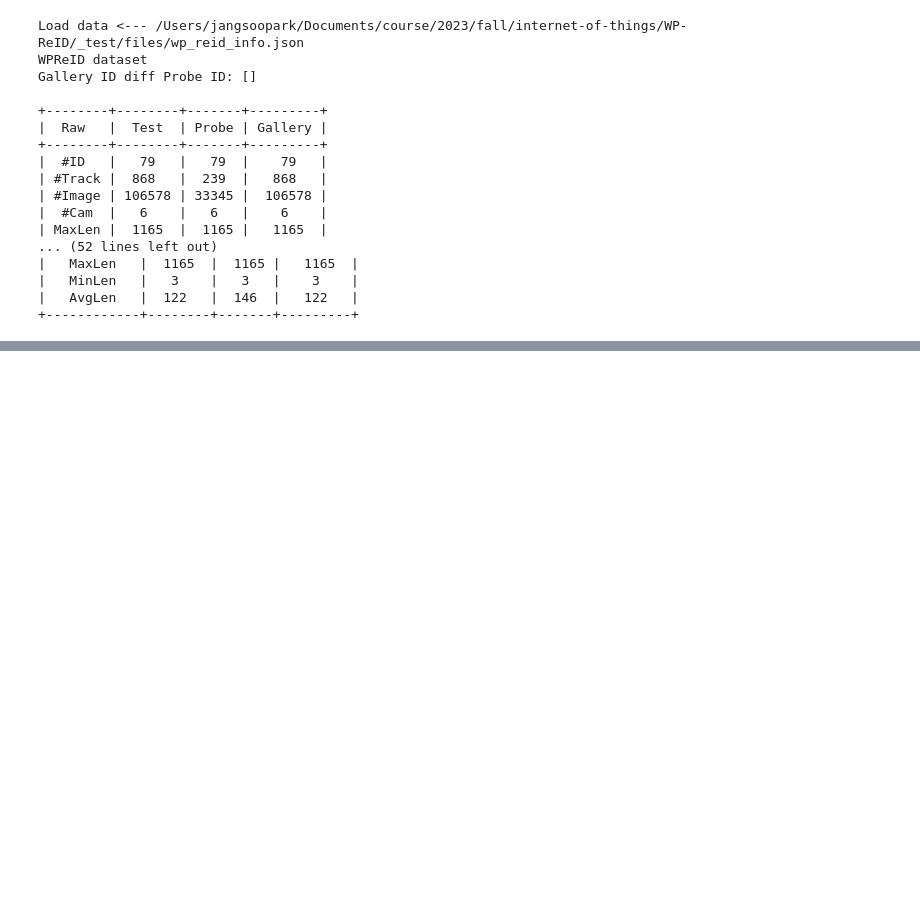
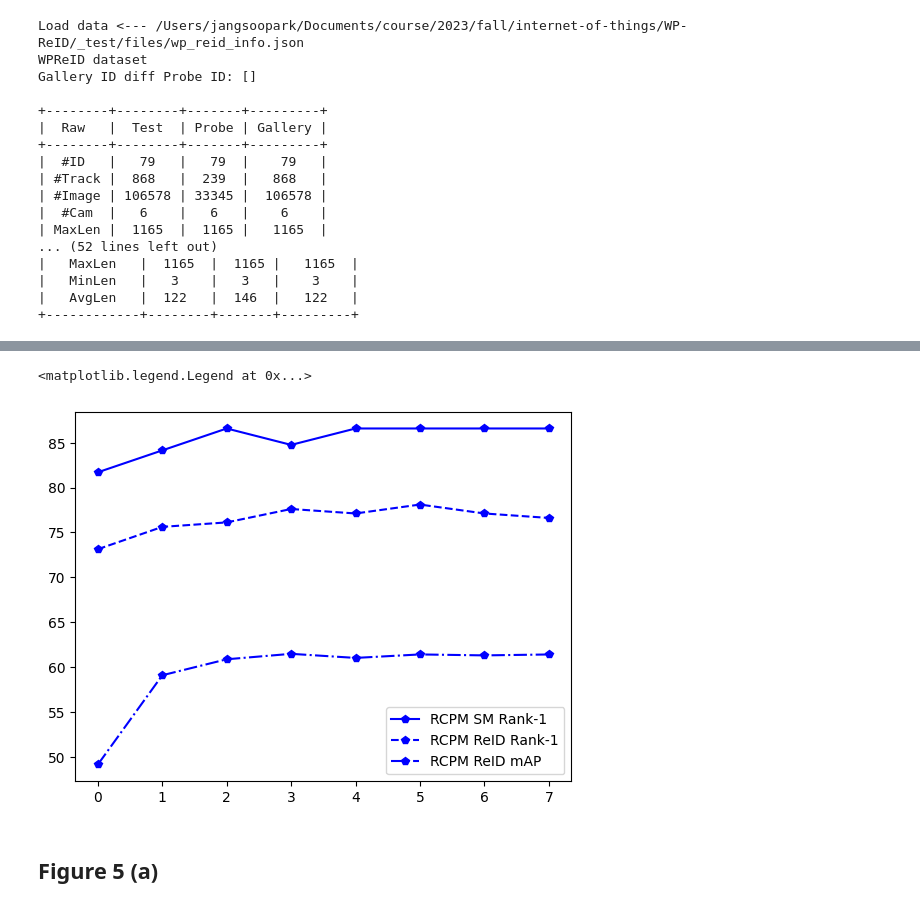
Before and after one commit to jangsoopark/Figure.5-WP-ReID, a Jupyter notebook: notebook/Figure5.ipynb, the cells around one changed output, grey strips where cells are left out. Saved outputs shown, nothing was run; the diff lists cells and outputs as text; code cells hidden in the pictures; blank space fills up the shorter version.

Commit message:
figure 5

```diff
--- a/notebook/Figure5.ipynb
+++ b/notebook/Figure5.ipynb
@@ -95,12 +115,20 @@ class AblationRecurrentContextPropagationModule(eval.RecurrentContextPropagation
         #     0, cmc_reid[0] * 100, mAP_reid * 100, cmc_SM[0] * 100))
 
         last_gt_dist = self.raw_gt_dist
+        history = {
+            'cmc_reid': [],
+            'mAP_reid': [],
+            'cmc_SM': []
+        }
         for i in range(self.iters):
             last_gt_dist, cmc_reid, mAP_reid, cmc_SM = self.rcpm(last_gt_dist, iteration=i+1)
-            # print('Iteration {}: ReID rank-1 {:.2f} mAP {:.2f}. Signal Matching rank-1 {:.2f}'.format(
-            #     i + 1, cmc_reid[0] * 100, mAP_reid * 100, cmc_SM[0] * 100))
+            print('Iteration {}: ReID rank-1 {:.2f} mAP {:.2f}. Signal Matching rank-1 {:.2f}'.format(
+                i + 1, cmc_reid[0] * 100, mAP_reid * 100, cmc_SM[0] * 100))
+            history['cmc_reid'].append(cmc_reid[0] * 100)
+            history['mAP_reid'].append(mAP_reid * 100)
+            history['cmc_SM'].append(cmc_SM[0] * 100)
 
-        return cmc_reid, mAP_reid, cmc_SM
+        return history
 
 
 def ablation_update_with_gps(distMat, all_info, query_index, gallery_index, bndbox_gps, trajectory, k=9, delta=74, iters=5):
@@ -122,10 +152,10 @@ def ablation_update_with_gps(distMat, all_info, query_index, gallery_index, bndb
 # %%
-k = 9
-sigma = 30
-max_iters = 4
+k = 8
+sigma = 74
+max_iters = 8
 
 distmat = utils.DataPacker.load(mmt_duke_dist_file)['g2g_distmat']
-cmc_reid, mAP_reid, cmc_SM = ablation_update_with_gps(
+history_iters = ablation_update_with_gps(
     distmat,
     wp_reid_dataset.test_info,
     wp_reid_dataset.probe_index,
@@ -137,6 +167,6 @@ cmc_reid, mAP_reid, cmc_SM = ablation_update_with_gps(
     iters=max_iters
 )
 
-print(cmc_reid, mAP_reid, cmc_SM)
+# print(cmc_reid, mAP_reid, cmc_SM)
 # %% [output]
 Load data <--- /Users/jangsoopark/Documents/course/2023/fall/internet-of-things/WP-ReID/_test/files/mmt_duke_g2g_distmat.json
@@ -246,0 +182,11 @@ KeyboardInterrupt
+# %%
+plt.plot(list(range(8)), history_iters['cmc_SM'], '-p', color='blue', label='RCPM SM Rank-1')
+plt.plot(list(range(8)), history_iters['cmc_reid'], '--p', color='blue', label='RCPM ReID Rank-1')
+plt.plot(list(range(8)), history_iters['mAP_reid'], '-.p', color='blue', label='RCPM ReID mAP')
+
+plt.legend()
+# %% [output]
+<matplotlib.legend.Legend at 0x...>
+[figure, added]
+# %% [markdown]
+## Figure 5 (a)
```
Also changed, not shown: parts of 17 cells of this notebook, 8 other files.
